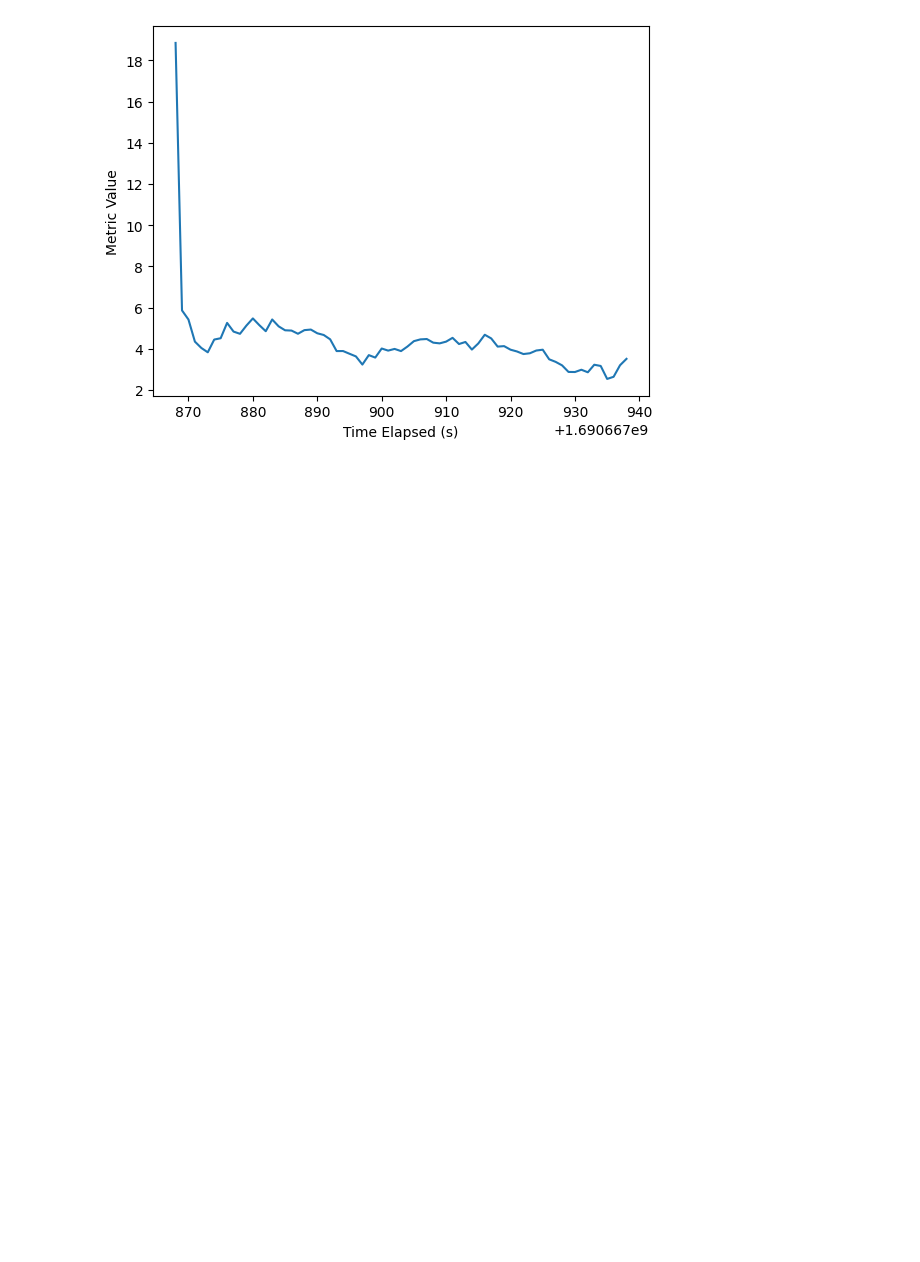
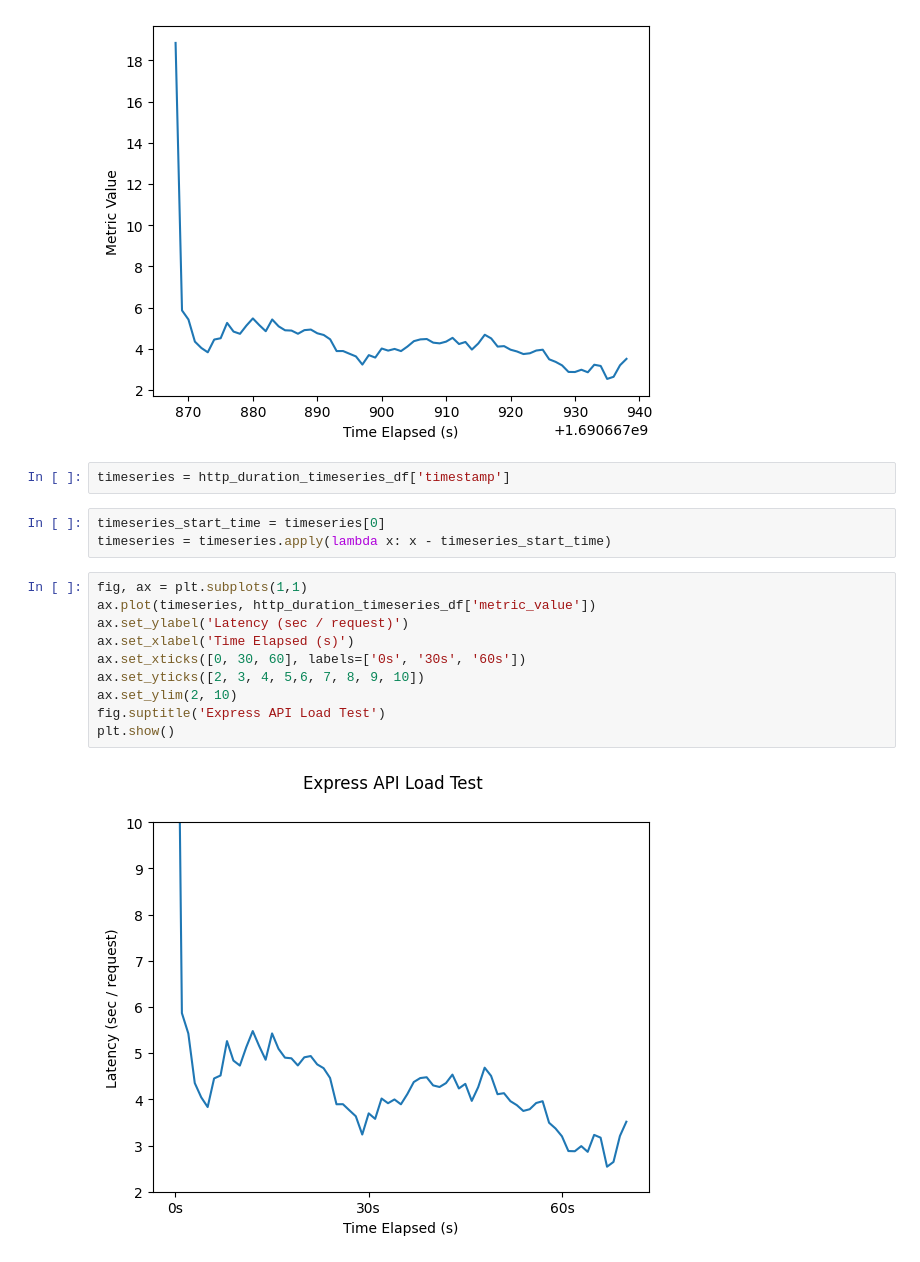
Before and after one commit to NateLeeP/api_load_test_project, a Jupyter notebook: timeseries_etl/timeseries_data_clean.ipynb, the cells around one changed output. Cells and saved outputs as stored; diff of their text form; blank space fills up the shorter version.

Commit message:
Chart for latency of express API load test

```diff
--- a/timeseries_etl/timeseries_data_clean.ipynb
+++ b/timeseries_etl/timeseries_data_clean.ipynb
@@ -47,3 +48,20 @@ ax.set_xlabel('Time Elapsed (s)')
 # %% [output]
 Text(0.5, 0, 'Time Elapsed (s)')
 [figure]
+# %%
+timeseries = http_duration_timeseries_df['timestamp']
+# %%
+timeseries_start_time = timeseries[0]
+timeseries = timeseries.apply(lambda x: x - timeseries_start_time)
+# %%
+fig, ax = plt.subplots(1,1)
+ax.plot(timeseries, http_duration_timeseries_df['metric_value'])
+ax.set_ylabel('Latency (sec / request)')
+ax.set_xlabel('Time Elapsed (s)')
+ax.set_xticks([0, 30, 60], labels=['0s', '30s', '60s'])
+ax.set_yticks([2, 3, 4, 5,6, 7, 8, 9, 10])
+ax.set_ylim(2, 10)
+fig.suptitle('Express API Load Test')
+plt.show()
+# %% [output]
+[figure, added]
```
Also changed, not shown: parts of 2 cells of this notebook.
